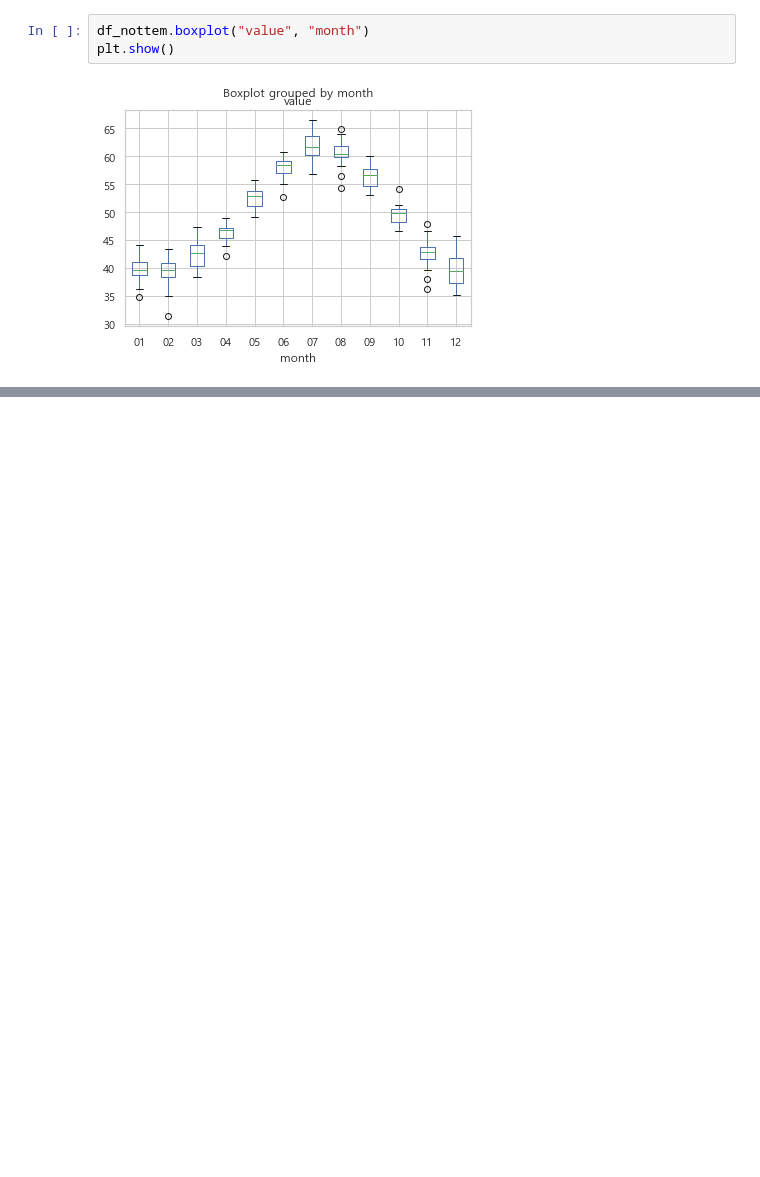
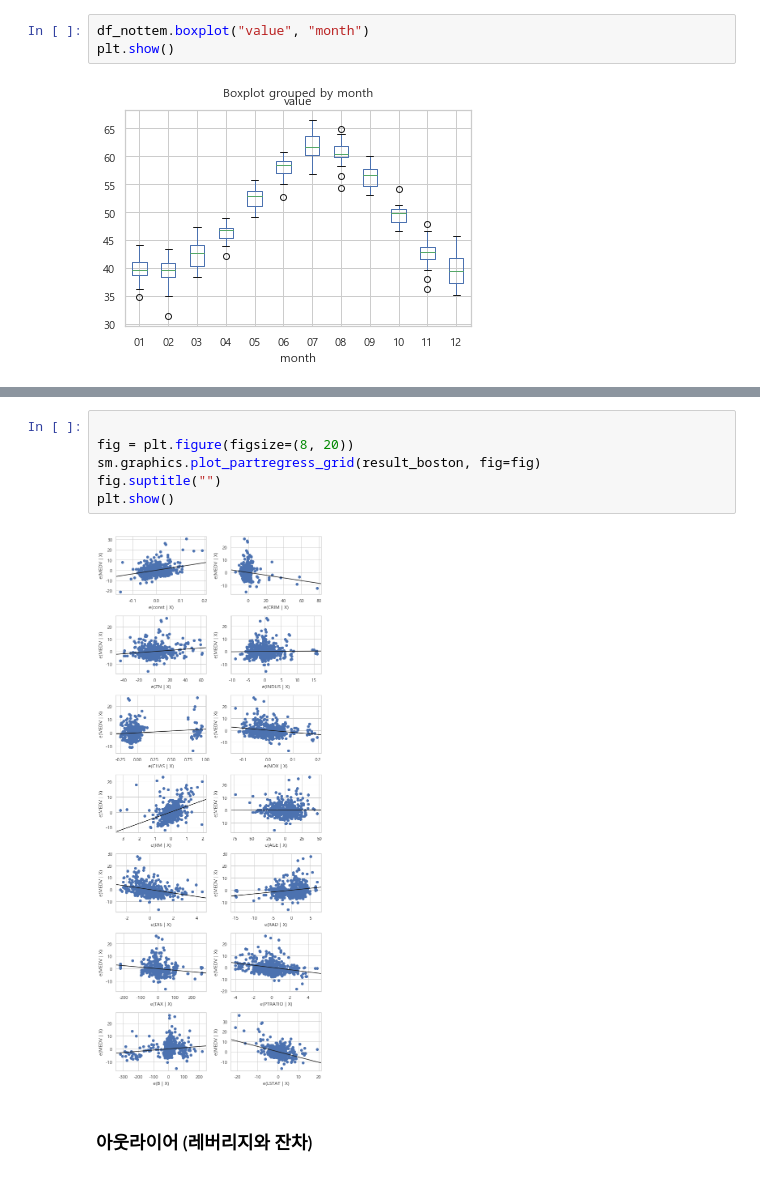
Before and after one commit to h33sun/TIL, a Jupyter notebook: ML/2. 범주형 데이터, 회귀분석.ipynb, the cells around one changed output, grey strips where cells are left out. Cells and saved outputs as stored; diff of their text form; blank space fills up the shorter version.

```diff
--- a/ML/2. 범주형 데이터, 회귀분석.ipynb
+++ b/ML/2. 범주형 데이터, 회귀분석.ipynb
@@ -419,0 +447,10 @@ plt.show()
+# %%
+
+fig = plt.figure(figsize=(8, 20))
+sm.graphics.plot_partregress_grid(result_boston, fig=fig)
+fig.suptitle("")
+plt.show()
+# %% [output]
+[figure, added]
+# %% [markdown]
+### 아웃라이어 (레버리지와 잔차)
```
Also changed, not shown: parts of 4 cells of this notebook.
